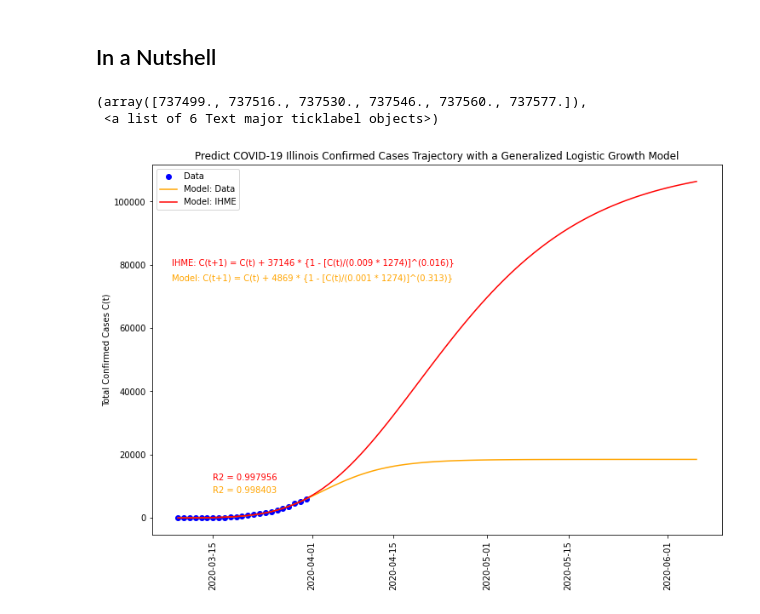
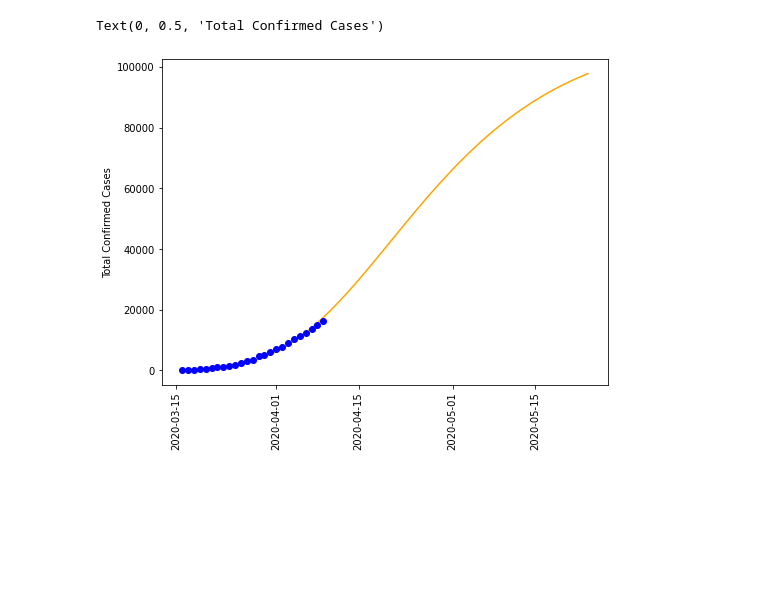
Before and after one commit to mingsensemble/logistic-growth-covid19, a Jupyter notebook: predict-covid19-growth.ipynb, the cells around one changed output. Drawn from its saved outputs; the diff is of its cells as text; code cells hidden in the pictures; blank space fills up the shorter version.

```diff
--- a/predict-covid19-growth.ipynb
+++ b/predict-covid19-growth.ipynb
@@ -201,3 +197,2 @@ print(fit_ihme)
 # %%
-y_insamp_ihme = np.array([x * 10000 for x in logistic_growth_ihme(init0/10000, 1274, fit_ihme['x'], kappa, len(ildata['cases']))])
-y_pred_ihme = np.array([x * 10000 for x in logistic_growth_ihme(init0/10000, 1274, fit_ihme['x'], kappa, days_pred)])
+y_pred = np.array([x * 10000 for x in logistic_growth_ihme(init0/10000, 1274, fit_ihme['x'], kappa, all_days)])
@@ -296,23 +199,12 @@ plt.xticks(rotation = 90)
-# %% [markdown]
-## In a Nutshell
-# %%
-fig = plt.figure(figsize = (12, 8))
-plt.title('Predict COVID-19 Illinois Confirmed Cases Trajectory with a Generalized Logistic Growth Model')
-ax = fig.add_subplot(1, 1, 1)
-
-ax.plot(date_hist, ildata['cases'].tolist(), 'bo',label = 'Data')
-ax.plot(date_pred, y_pred, label = 'Model: Data', color = 'orange')
-ax.plot(date_pred, y_pred_ihme, label = 'Model: IHME', color = 'red')
-ax.plot()
-ax.set_ylabel('Total Confirmed Cases C(t)')
-ax.legend(loc = 'best')
-ax.text(np.datetime64('2020-03-15'), 8000, "R2 = %f"%r2, color = 'orange')
-ax.text(np.datetime64('2020-03-15'), 12000, "R2 = %f"%r2_ihme, color = 'red')
-ax.text(np.datetime64('2020-03-08'), 75000, "Model: C(t+1) = C(t) + 4869 * {1 - [C(t)/(0.001 * 1274)]^(0.313)}", color = 'orange')
-ax.text(np.datetime64('2020-03-08'), 80000, "IHME: C(t+1) = C(t) + 37146 * {1 - [C(t)/(0.009 * 1274)]^(0.016)}", color = 'red')
-
-plt.xticks(rotation = 90)
-# %% [output]
-(array([737499., 737516., 737530., 737546., 737560., 737577.]),
- <a list of 6 Text major ticklabel objects>)
-[figure, removed]
+# %%
+plt.figure(figsize = (8, 6))
+plt.plot(xaxis, y_pred, label = 'Mean', color = 'orange')
+
+plt.plot(xhist, ildata['cases'], 'bo')
+plt.xticks(rotation = 90)
+
+plt.xlabel('')
+plt.ylabel('Total Confirmed Cases')
+# %% [output]
+Text(0, 0.5, 'Total Confirmed Cases')
+[figure, added]
```
Also changed, not shown: parts of 62 cells of this notebook.
